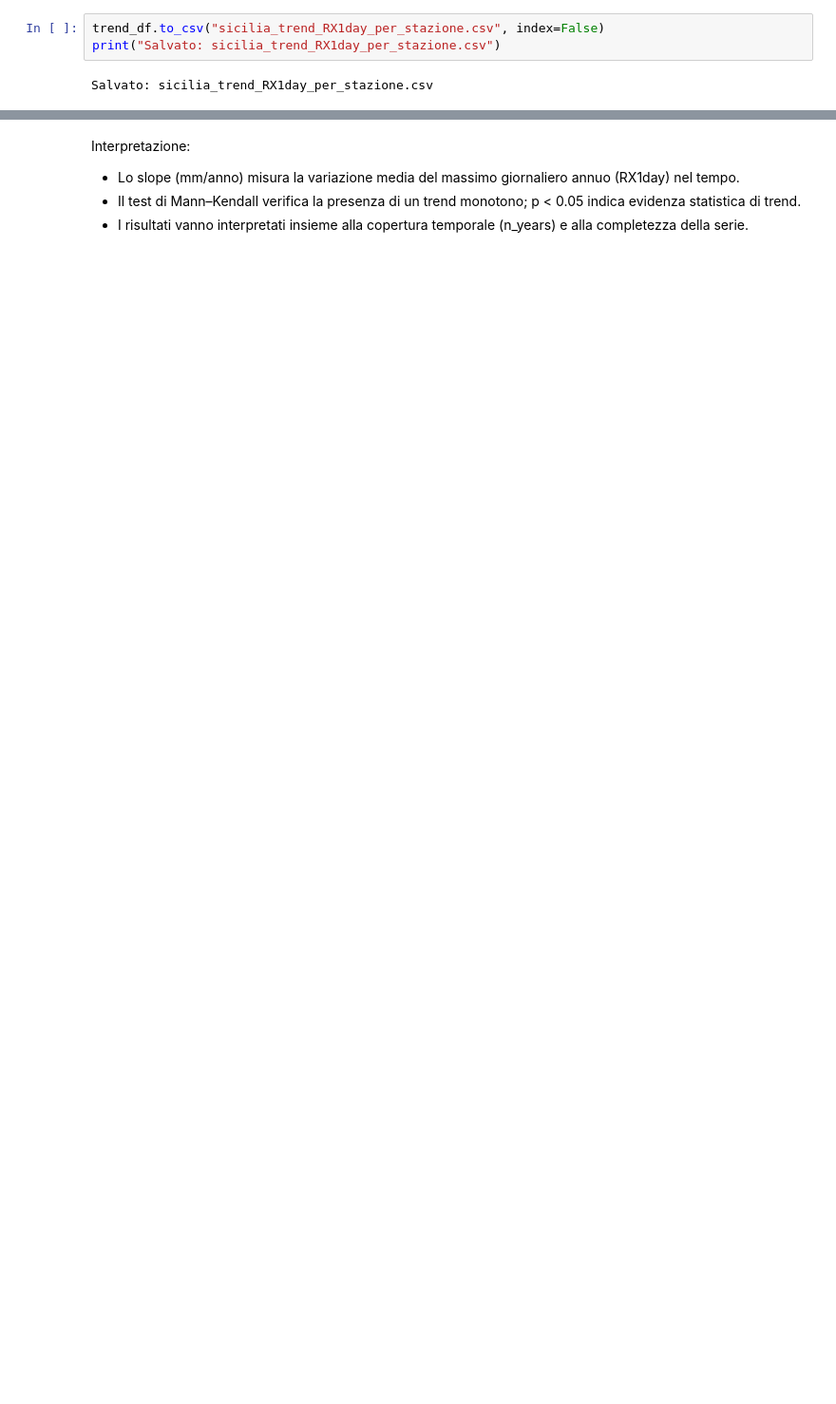
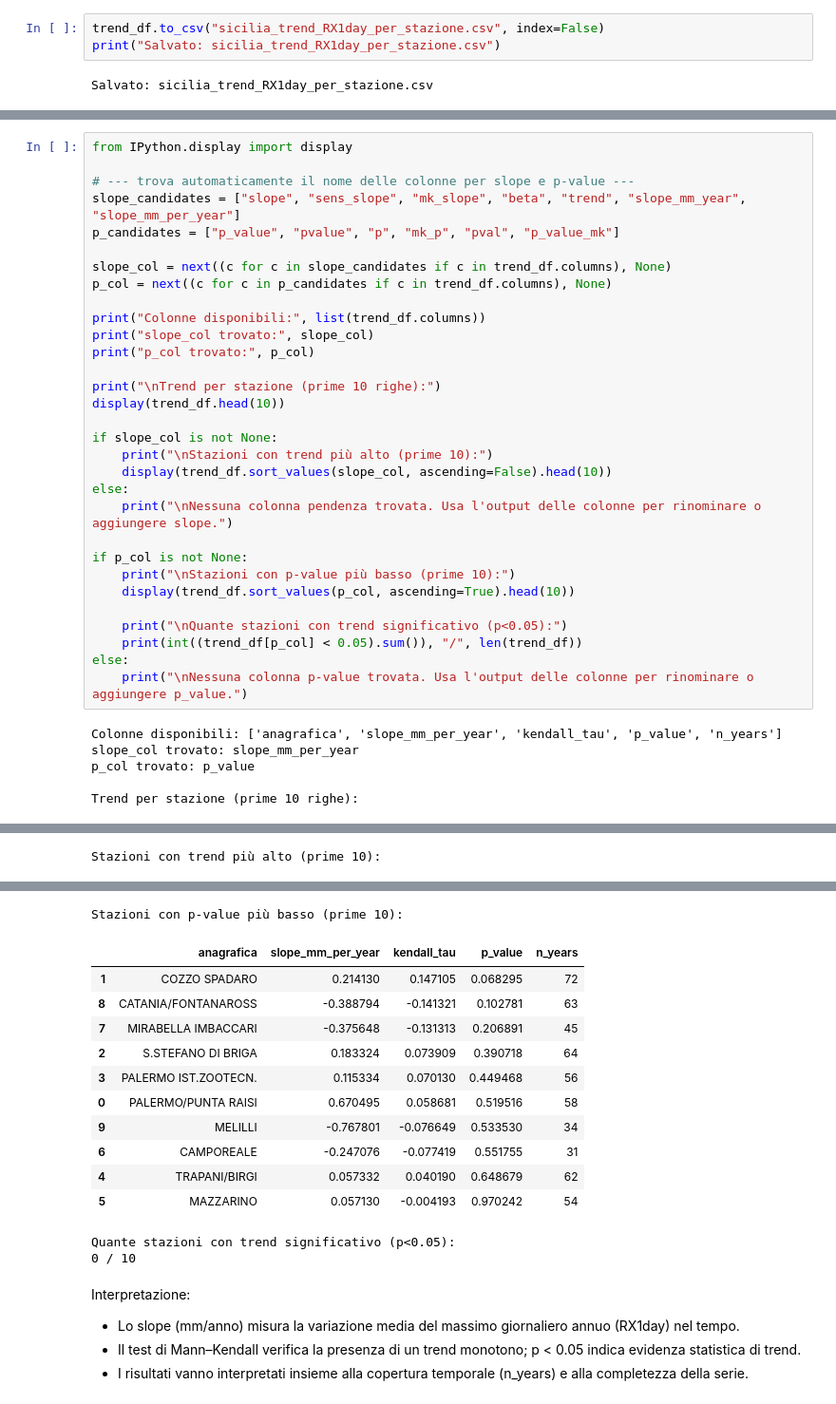
Before and after one commit to Raiden-89/StatisticsOfExtremeEvents, a Jupyter notebook: Extreme_Sicily22.ipynb, the cells around one changed output, grey strips where cells are left out. Shown at 95% size. Saved outputs shown, nothing was run; the diff lists cells and outputs as text; blank space fills up the shorter version.

```diff
--- a/Extreme_Sicily22.ipynb
+++ b/Extreme_Sicily22.ipynb
@@ -1913,0 +1899,37 @@ Salvato: sicilia_trend_RX1day_per_stazione.csv
+# %%
+from IPython.display import display
+
+# --- trova automaticamente il nome delle colonne per slope e p-value ---
+slope_candidates = ["slope", "sens_slope", "mk_slope", "beta", "trend", "slope_mm_year", "slope_mm_per_year"]
+p_candidates = ["p_value", "pvalue", "p", "mk_p", "pval", "p_value_mk"]
+
+slope_col = next((c for c in slope_candidates if c in trend_df.columns), None)
+p_col = next((c for c in p_candidates if c in trend_df.columns), None)
+
+print("Colonne disponibili:", list(trend_df.columns))
+print("slope_col trovato:", slope_col)
+print("p_col trovato:", p_col)
+
+print("\nTrend per stazione (prime 10 righe):")
+display(trend_df.head(10))
+
+if slope_col is not None:
+    print("\nStazioni con trend più alto (prime 10):")
+    display(trend_df.sort_values(slope_col, ascending=False).head(10))
+else:
+    print("\nNessuna colonna pendenza trovata. Usa l'output delle colonne per rinominare o aggiungere slope.")
+
+if p_col is not None:
+    print("\nStazioni con p-value più basso (prime 10):")
+    display(trend_df.sort_values(p_col, ascending=True).head(10))
+
+    print("\nQuante stazioni con trend significativo (p<0.05):")
+    print(int((trend_df[p_col] < 0.05).sum()), "/", len(trend_df))
+else:
+    print("\nNessuna colonna p-value trovata. Usa l'output delle colonne per rinominare o aggiungere p_value.")
+# %% [output]
+Colonne disponibili: ['anagrafica', 'slope_mm_per_year', 'kendall_tau', 'p_value', 'n_years']
+slope_col trovato: slope_mm_per_year
+p_col trovato: p_value
+
+Trend per stazione (prime 10 righe):
@@ -1913,0 +1947 @@ Salvato: sicilia_trend_RX1day_per_stazione.csv
+Stazioni con trend più alto (prime 10):
@@ -1914,3 +1959,17 @@ Salvato: sicilia_trend_RX1day_per_stazione.csv
+Stazioni con p-value più basso (prime 10):
+|  | anagrafica | slope_mm_per_year | kendall_tau | p_value | n_years |
+| 1 | COZZO SPADARO | 0.214130 | 0.147105 | 0.068295 | 72 |
+| 8 | CATANIA/FONTANAROSS | -0.388794 | -0.141321 | 0.102781 | 63 |
+| 7 | MIRABELLA IMBACCARI | -0.375648 | -0.131313 | 0.206891 | 45 |
+| 2 | S.STEFANO DI BRIGA | 0.183324 | 0.073909 | 0.390718 | 64 |
+| 3 | PALERMO IST.ZOOTECN. | 0.115334 | 0.070130 | 0.449468 | 56 |
+| 0 | PALERMO/PUNTA RAISI | 0.670495 | 0.058681 | 0.519516 | 58 |
+| 9 | MELILLI | -0.767801 | -0.076649 | 0.533530 | 34 |
+| 6 | CAMPOREALE | -0.247076 | -0.077419 | 0.551755 | 31 |
+| 4 | TRAPANI/BIRGI | 0.057332 | 0.040190 | 0.648679 | 62 |
+| 5 | MAZZARINO | 0.057130 | -0.004193 | 0.970242 | 54 |
+Quante stazioni con trend significativo (p<0.05):
+0 / 10
 # %% [markdown]
 Interpretazione:
 - Lo slope (mm/anno) misura la variazione media del massimo giornaliero annuo (RX1day) nel tempo.
```
Also changed, not shown: parts of 33 cells of this notebook.
